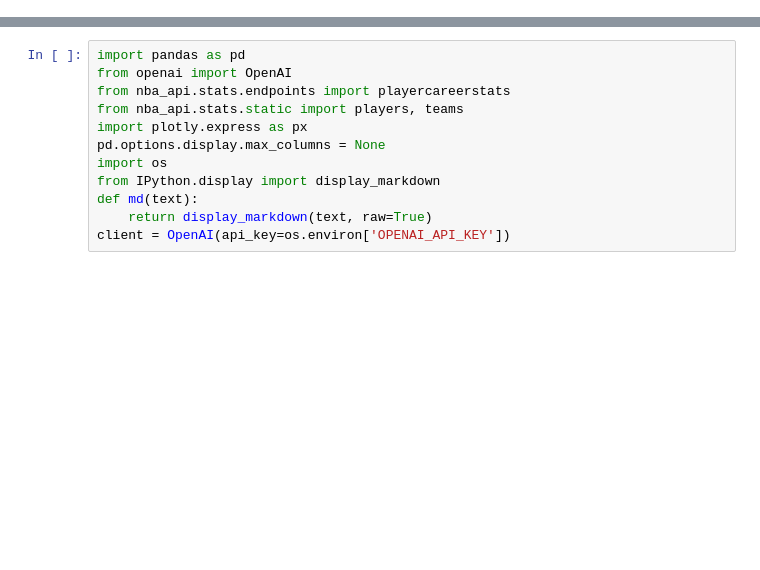
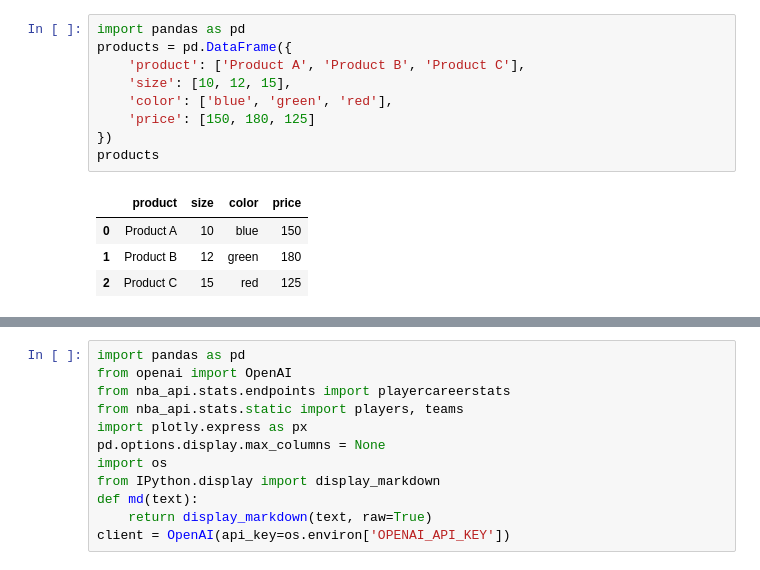
Before and after one commit to eliasdabbas/generative-ai-programmatic-seo, a Jupyter notebook: generative_ai_programmatic_seo.ipynb, the cells around one changed output, grey strips where cells are left out. Drawn from its saved outputs; the diff is of its cells as text; blank space fills up the shorter version.

```diff
--- a/generative_ai_programmatic_seo.ipynb
+++ b/generative_ai_programmatic_seo.ipynb
@@ -0,0 +32,14 @@
+# %%
+import pandas as pd
+products = pd.DataFrame({
+    'product': ['Product A', 'Product B', 'Product C'],
+    'size': [10, 12, 15],
+    'color': ['blue', 'green', 'red'],
+    'price': [150, 180, 125]
+})
+products
+# %% [output]
+|  | product | size | color | price |
+| 0 | Product A | 10 | blue | 150 |
+| 1 | Product B | 12 | green | 180 |
+| 2 | Product C | 15 | red | 125 |
```
Also changed, not shown: parts of 5 cells of this notebook.
